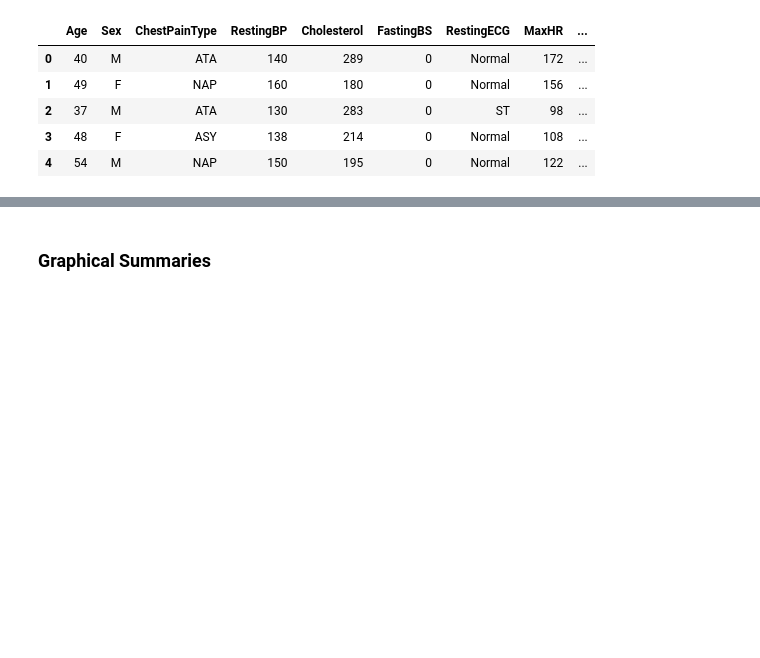
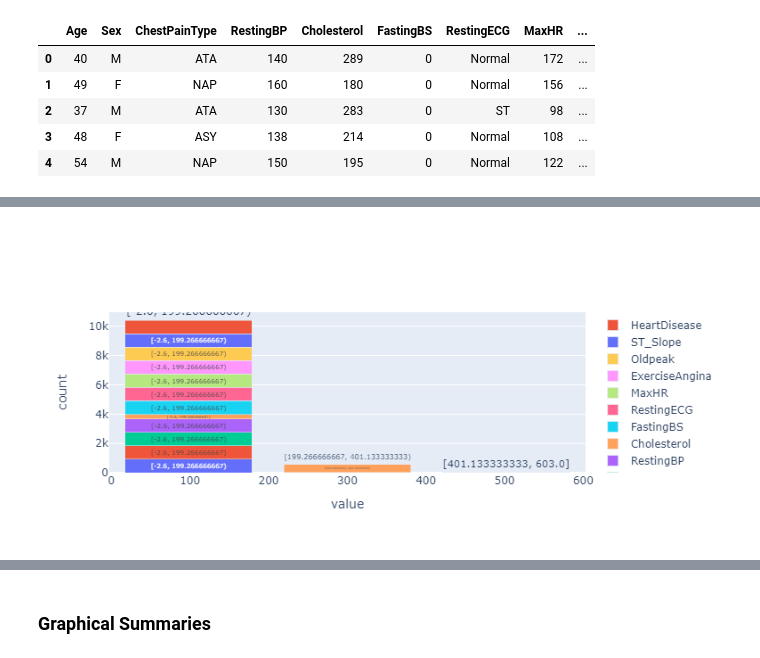
Before and after one commit to akoncsugit/HeartFailure, a Jupyter notebook: FinalProject.ipynb, the cells around one changed output, grey strips where cells are left out. Drawn from its saved outputs; the diff is of its cells as text; code cells hidden in the pictures; blank space fills up the shorter version.

```diff
--- a/FinalProject.ipynb
+++ b/FinalProject.ipynb
@@ -64,0 +170,4 @@ only showing top 5 rows
+# %%
+psdf_heart.plot.hist(bins=3, alpha=0.5)
+# %% [output]
+[figure, added]
```
Also changed, not shown: parts of 19 cells of this notebook.
